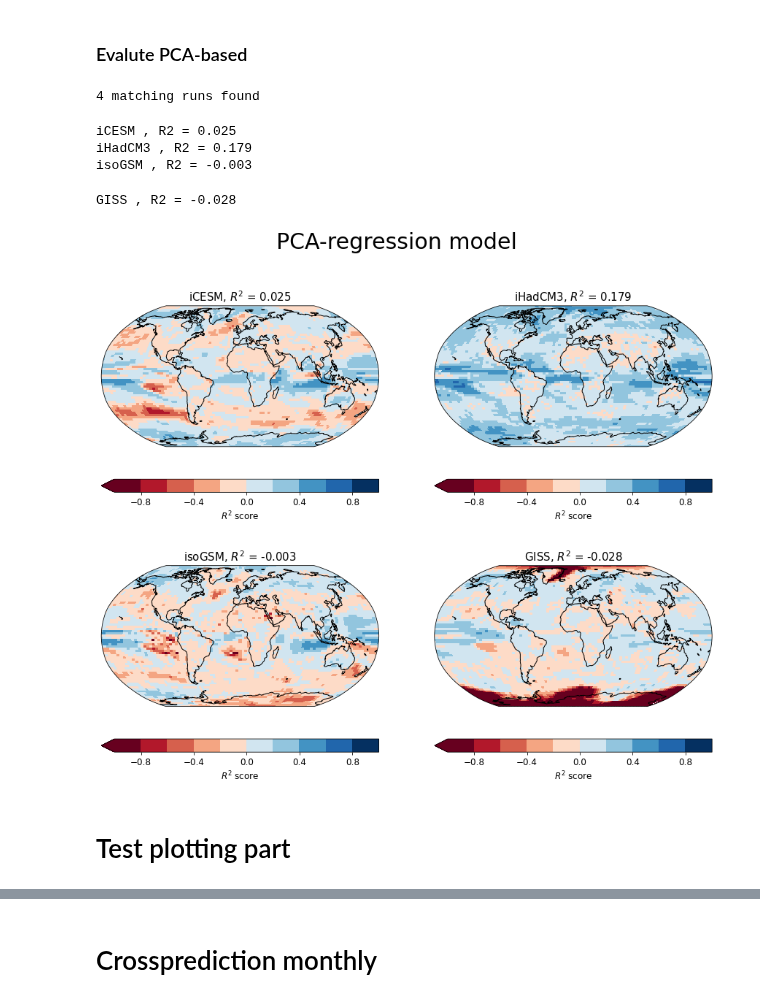
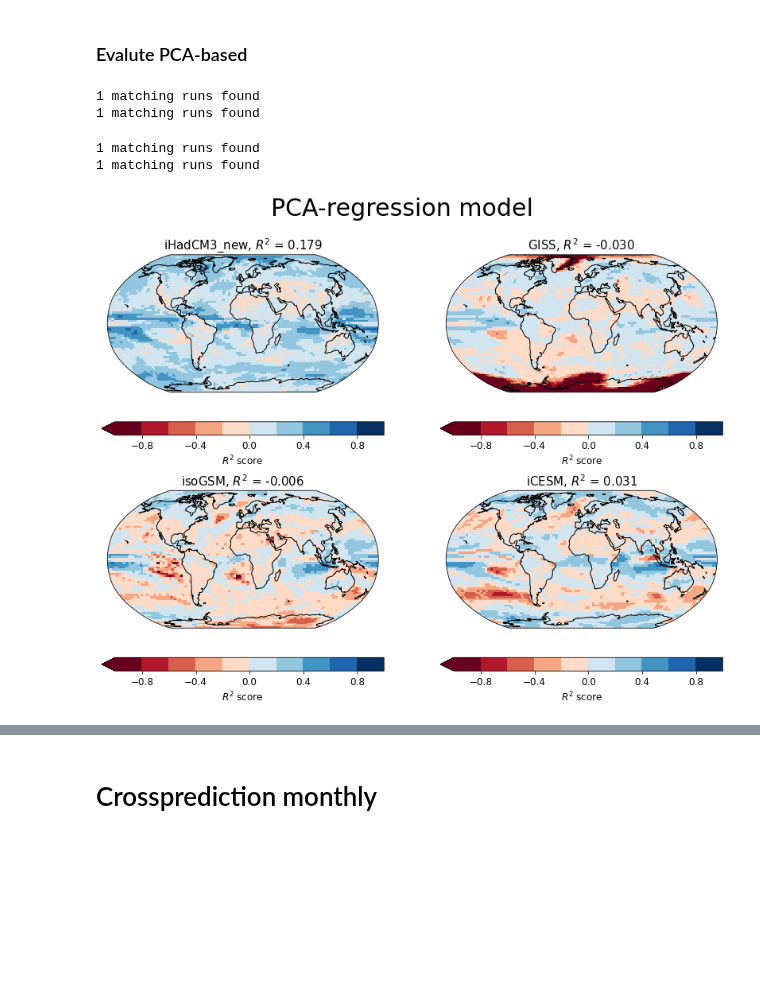
Before and after one commit to jonathanwider/isoEm, a Jupyter notebook: Test_crossprediction.ipynb, the cells around one changed output, grey strips where cells are left out. Drawn from its saved outputs; the diff is of its cells as text; code cells hidden in the pictures; blank space fills up the shorter version.

```diff
--- a/Test_crossprediction.ipynb
+++ b/Test_crossprediction.ipynb
@@ -601,8 +616,2 @@ plt.show()
 # %% [markdown]
 ### Results linreg:
-# %%
-c = {
-    "DATASET_DESCRIPTION": {"TIMESCALE": "YEARLY"},
-    "MODEL_TRAINING_DESCRIPTION": {"MODEL_TYPE": "LinReg_Pixelwise"}
-}
-descriptions, predictions, gt, masks = load_data_for_comparison(output_folder, c)
@@ -634,10 +678,2 @@ plt.show()
 # %% [markdown]
 ### Evalute PCA-based
-# %%
-c = {
-    "DATASET_DESCRIPTION": {"TIMESCALE": "YEARLY"},
-    "MODEL_TRAINING_DESCRIPTION": {"MODEL_TYPE": "PCA_Flat"}
-}
-descriptions, predictions, gt, masks = load_data_for_comparison(output_folder, c)
-# %% [output]
-4 matching runs found
@@ -644,25 +707,34 @@ descriptions, predictions, gt, masks = load_data_for_comparison(output_folder, c
 # %%
-r2_mean = np.zeros(len(gt))
-r2 = np.zeros((len(gt), gt[0].shape[-2], gt[0].shape[-1]))
-for i in range(len(gt)):
-    mask = np.logical_or(masks[i], np.isnan(gt[i]))
-    r2[i] = get_r2(predictions[i], gt[i], mask)
-    r2_mean[i] = get_weighted_average(get_r2(predictions[i], gt[i], mask), descriptions[i]["DATASET_DESCRIPTION"])
-    print(descriptions[i]["DATASET_DESCRIPTION"]["CLIMATE_MODEL"], ", R2 = {:.3f}".format(r2_mean[i]))
+r2_means = []
+r2s = []
+
+for label, c in conditions_pca.items():
+    descriptions, predictions, gt, masks = load_data_for_comparison(output_folder, c)
+    r2s.append([])
+    r2_means.append([])
+    for i in range(len(gt)):
+        mask = np.logical_or(masks[i], np.isnan(gt[i]))
+        r2s[-1].append(get_r2(predictions[i], gt[i], mask)[0])
+        r2_means[-1].append(get_weighted_average(get_r2(predictions[i], gt[i], mask), descriptions[i]["DATASET_DESCRIPTION"]))
 # %% [output]
-iCESM , R2 = 0.025
-iHadCM3 , R2 = 0.179
-isoGSM , R2 = -0.003
+1 matching runs found
+1 matching runs found
-GISS , R2 = -0.028
+1 matching runs found
+1 matching runs found
 # %%
-fig, ax = plt.subplots(nrows=2, ncols=2, subplot_kw={'projection': r2_style["PROJECTION"]}, figsize=r2_style["FIGSIZE"])
-for i in range(len(gt)):
-    plot_map(ax[i//2,i%2], r2[i], descriptions[i]["DATASET_DESCRIPTION"], r2_style,
-             title=descriptions[i]["DATASET_DESCRIPTION"]["CLIMATE_MODEL"]+r", $R^2$ = {:.3f}".format(r2_mean[i]))
+n_rows=2
+n_cols=2
+fig, ax = plt.subplots(nrows=n_rows, ncols=n_cols, subplot_kw={'projection': r2_style["PROJECTION"]}, figsize=np.array([n_cols, n_rows])*np.array(r2_style["FIGSIZE"]))
+for i, key in enumerate(list(conditions_lr.keys())):
+    plot_map(ax[i//2,i%2], np.mean(np.array(r2s[i]),axis=0), descriptions[0]["DATASET_DESCRIPTION"], r2_style,
+             title=key + r", $R^2$ = {:.3f}".format(np.mean(r2_means[i])))
 
 fig.suptitle("PCA-regression model", fontsize=30)
+
+plt.savefig("Images/crossprediction.pdf")
+plt.savefig("Images/crossprediction.png")
+
+
 plt.show()
 # %% [output]
-[figure, old version]
+[figure, new version]
-# %% [markdown]
-# Test plotting part
```
Also changed, not shown: parts of 24 cells of this notebook, 1 other file.
